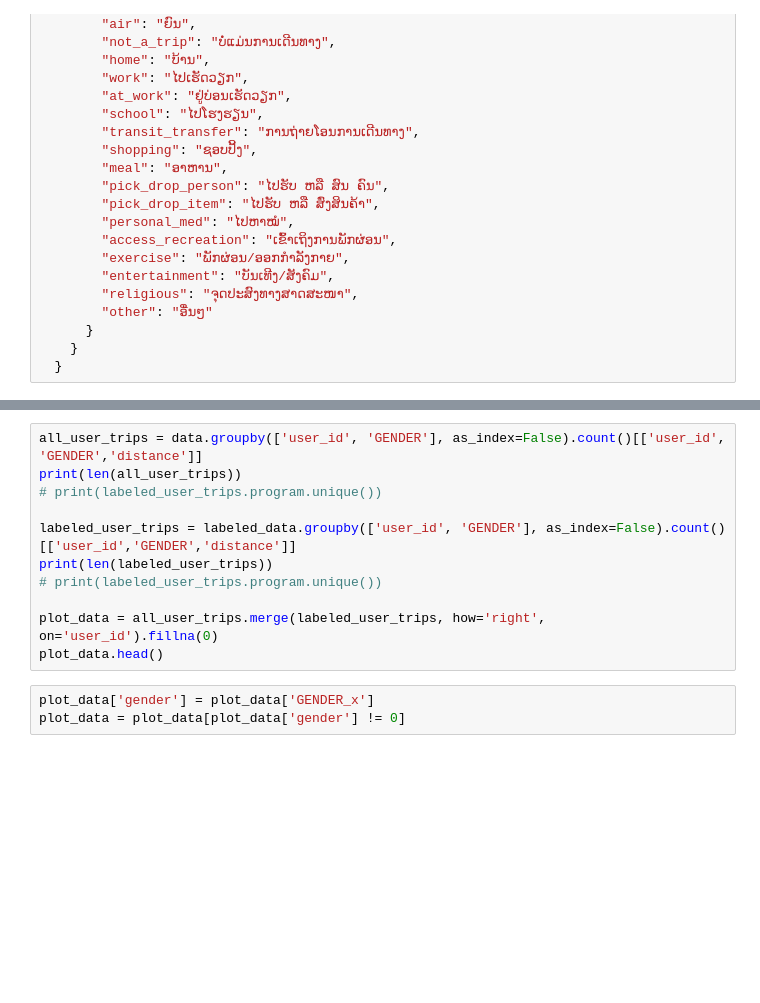
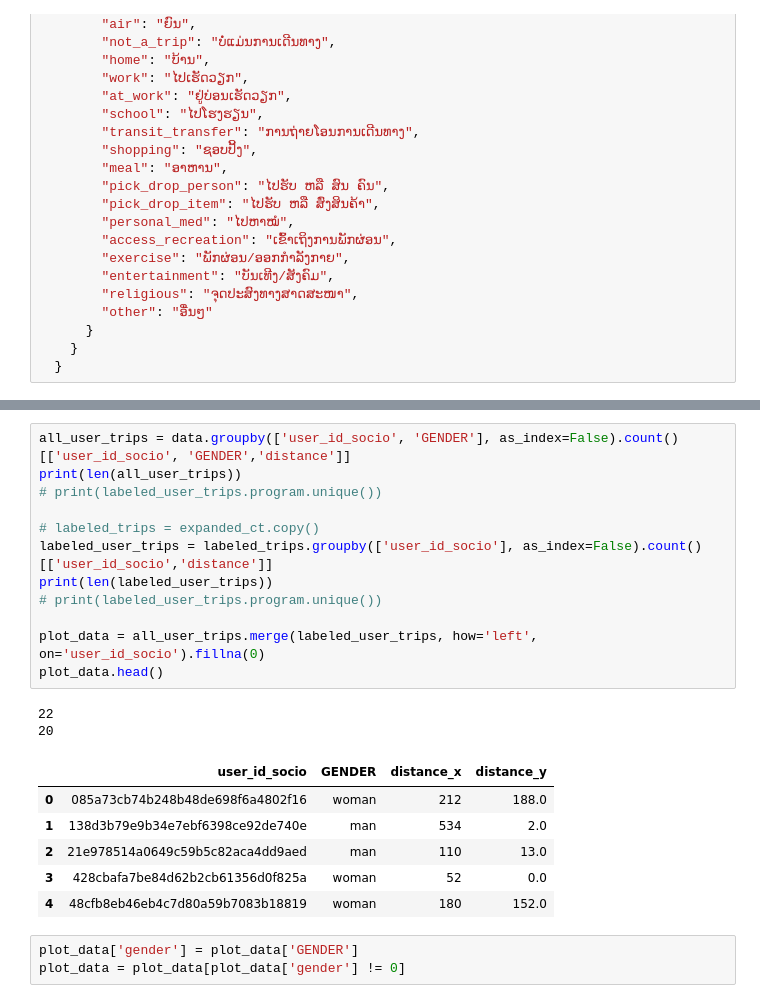
Before and after one commit to jpfleischer/em-public-dashboard, a Jupyter notebook: viz_scripts/LabelingRates.ipynb, the cells around one changed output, grey strips where cells are left out. Drawn from its saved outputs; the diff is of its cells as text; blank space fills up the shorter version.

```diff
--- a/viz_scripts/LabelingRates.ipynb
+++ b/viz_scripts/LabelingRates.ipynb
@@ -303,16 +392,26 @@ labeled_data['GENDER'] = labeled_data['What_is_your_gender']
 # %%
-all_user_trips = data.groupby(['user_id', 'GENDER'], as_index=False).count()[['user_id', 'GENDER','distance']]
+all_user_trips = data.groupby(['user_id_socio', 'GENDER'], as_index=False).count()[['user_id_socio', 'GENDER','distance']]
 print(len(all_user_trips))
 # print(labeled_user_trips.program.unique())
 
-labeled_user_trips = labeled_data.groupby(['user_id', 'GENDER'], as_index=False).count()[['user_id','GENDER','distance']]
+# labeled_trips = expanded_ct.copy()
+labeled_user_trips = labeled_trips.groupby(['user_id_socio'], as_index=False).count()[['user_id_socio','distance']]
 print(len(labeled_user_trips))
 # print(labeled_user_trips.program.unique())
 
-plot_data = all_user_trips.merge(labeled_user_trips, how='right', on='user_id').fillna(0)
+plot_data = all_user_trips.merge(labeled_user_trips, how='left', on='user_id_socio').fillna(0)
 plot_data.head()
+# %% [output]
+22
+20
+|  | user_id_socio | GENDER | distance_x | distance_y |
+| 0 | 085a73cb74b248b48de698f6a4802f16 | woman | 212 | 188.0 |
+| 1 | 138d3b79e9b34e7ebf6398ce92de740e | man | 534 | 2.0 |
+| 2 | 21e978514a0649c59b5c82aca4dd9aed | man | 110 | 13.0 |
+| 3 | 428cbafa7be84d62b2cb61356d0f825a | woman | 52 | 0.0 |
+| 4 | 48cfb8eb46eb4c7d80a59b7083b18819 | woman | 180 | 152.0 |
 # %%
-plot_data['gender'] = plot_data['GENDER_x']
+plot_data['gender'] = plot_data['GENDER']
 plot_data = plot_data[plot_data['gender'] != 0]
 # %%
 plot_data['proportion'] = plot_data['distance_y'] / plot_data['distance_x']
```
Also changed, not shown: parts of 20 cells of this notebook.
